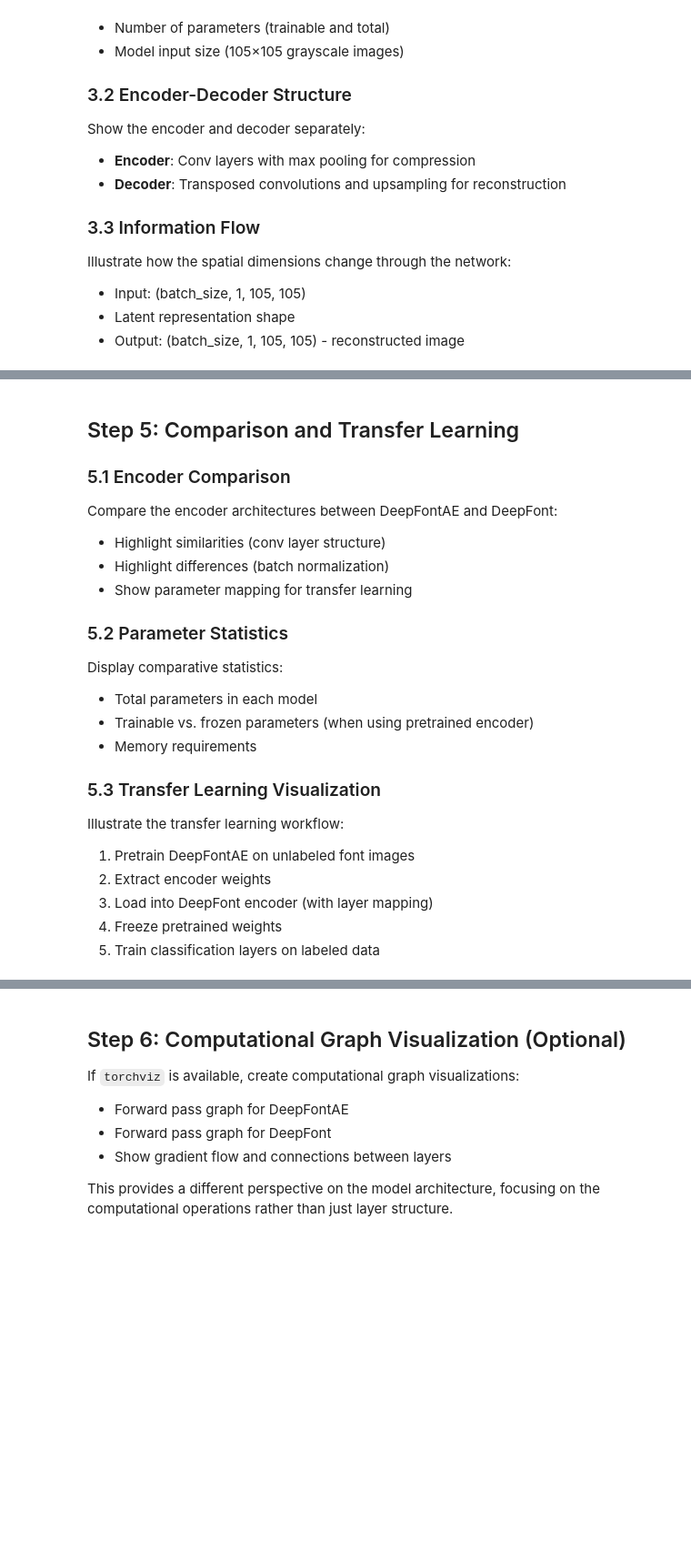
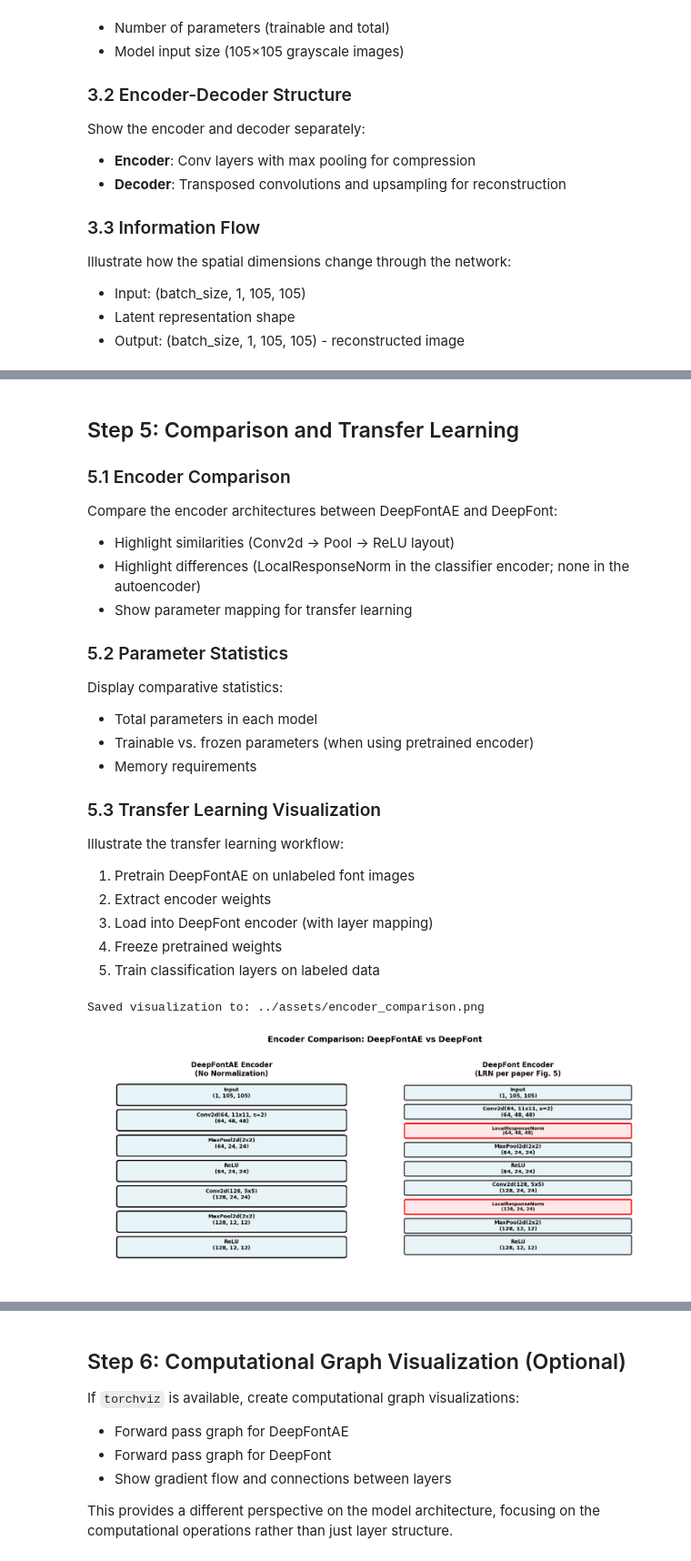
Before and after one commit to michaelriedl/deepfont-torch, a Jupyter notebook: notebooks/model_architectures_visualized.ipynb, the cells around one changed output, grey strips where cells are left out. Shown at 91% size. Drawn from its saved outputs; the diff is of its cells as text; code cells hidden in the pictures; blank space fills up the shorter version.

```diff
--- a/notebooks/model_architectures_visualized.ipynb
+++ b/notebooks/model_architectures_visualized.ipynb
@@ -459,8 +545,8 @@ plt.show()
 
 ### 5.1 Encoder Comparison
 Compare the encoder architectures between DeepFontAE and DeepFont:
-- Highlight similarities (conv layer structure)
-- Highlight differences (batch normalization)
+- Highlight similarities (Conv2d -> Pool -> ReLU layout)
+- Highlight differences (LocalResponseNorm in the classifier encoder; none in the autoencoder)
 - Show parameter mapping for transfer learning
 
 ### 5.2 Parameter Statistics
@@ -480,7 +566,7 @@ Illustrate the transfer learning workflow:
 # Compare encoder architectures
 fig, axes = plt.subplots(1, 2, figsize=(14, 6))
 
-# DeepFontAE Encoder
+# DeepFontAE Encoder (no normalization)
 ax = axes[0]
 ax.axis("off")
 ae_encoder_info = [
@@ -495,7 +581,6 @@ ae_encoder_info = [
 
 y = 0.9
 for name, shape in ae_encoder_info:
-    has_bn = False
     box_color = "#E8F4F8"
     ax.add_patch(
         FancyBboxPatch(
@@ -512,30 +597,30 @@ for name, shape in ae_encoder_info:
     y -= 0.12
 
 ax.text(
-    0.5, 0.98, "DeepFontAE Encoder\n(No Batch Norm)", ha="center", fontsize=12, fontweight="bold"
+    0.5, 0.98, "DeepFontAE Encoder\n(No Normalization)", ha="center", fontsize=12, fontweight="bold"
 )
 ax.set_xlim(0, 1)
 ax.set_ylim(0, 1)
 
-# DeepFont Encoder
+# DeepFont Encoder (LRN per paper Fig. 5)
 ax = axes[1]
 ax.axis("off")
 df_encoder_info = [
     ("Input", "(1, 105, 105)"),
     ("Conv2d(64, 11x11, s=2)", "(64, 48, 48)"),
-    ("BatchNorm2d(64)", "(64, 48, 48)"),
+    ("LocalResponseNorm", "(64, 48, 48)"),
     ("MaxPool2d(2x2)", "(64, 24, 24)"),
     ("ReLU", "(64, 24, 24)"),
     ("Conv2d(128, 5x5)", "(128, 24, 24)"),
-    ("BatchNorm2d(128)", "(128, 24, 24)"),
+    ("LocalResponseNorm", "(128, 24, 24)"),
     ("MaxPool2d(2x2)", "(128, 12, 12)"),
     ("ReLU", "(128, 12, 12)"),
 ]
 
 y = 0.9
 for i, (name, shape) in enumerate(df_encoder_info):
-    has_bn = "BatchNorm" in name
-    box_color = "#FFE8E8" if has_bn else "#E8F4F8"
+    is_norm = "LocalResponseNorm" in name
+    box_color = "#FFE8E8" if is_norm else "#E8F4F8"
     height = 0.06 if i < len(df_encoder_info) - 1 else 0.08
     ax.add_patch(
         FancyBboxPatch(
@@ -543,37 +628,40 @@ for i, (name, shape) in enumerate(df_encoder_info):
             0.8,
             height,
             boxstyle="round,pad=0.005",
-            edgecolor="red" if has_bn else "black",
+            edgecolor="red" if is_norm else "black",
             facecolor=box_color,
-            linewidth=2 if has_bn else 1.5,
+            linewidth=2 if is_norm else 1.5,
         )
     )
     ax.text(
         0.5,
         y,
         f"{name}\n{shape}",
         ha="center",
         va="center",
-        fontsize=8 if has_bn else 9,
+        fontsize=8 if is_norm else 9,
         fontweight="bold",
     )
     y -= 0.09
 
 ax.text(
-    0.5, 0.98, "DeepFont Encoder\n(With Batch Norm)", ha="center", fontsize=12, fontweight="bold"
+    0.5, 0.98, "DeepFont Encoder\n(LRN per paper Fig. 5)", ha="center", fontsize=12, fontweight="bold"
 )
 ax.set_xlim(0, 1)
 ax.set_ylim(0, 1)
 
 plt.suptitle("Encoder Comparison: DeepFontAE vs DeepFont", fontsize=14, fontweight="bold", y=1.02)
 plt.tight_layout()
 
 # Save the figure
 save_path = assets_dir / "encoder_comparison.png"
 plt.savefig(save_path, dpi=300, bbox_inches="tight")
 print(f"Saved visualization to: {save_path}")
 
 plt.show()
+# %% [output]
+Saved visualization to: ../assets/encoder_comparison.png
+[figure, added]
 # %%
 # Display parameter statistics
 def count_parameters(model):
```
Also changed, not shown: parts of 13 cells of this notebook, 4 other files.
